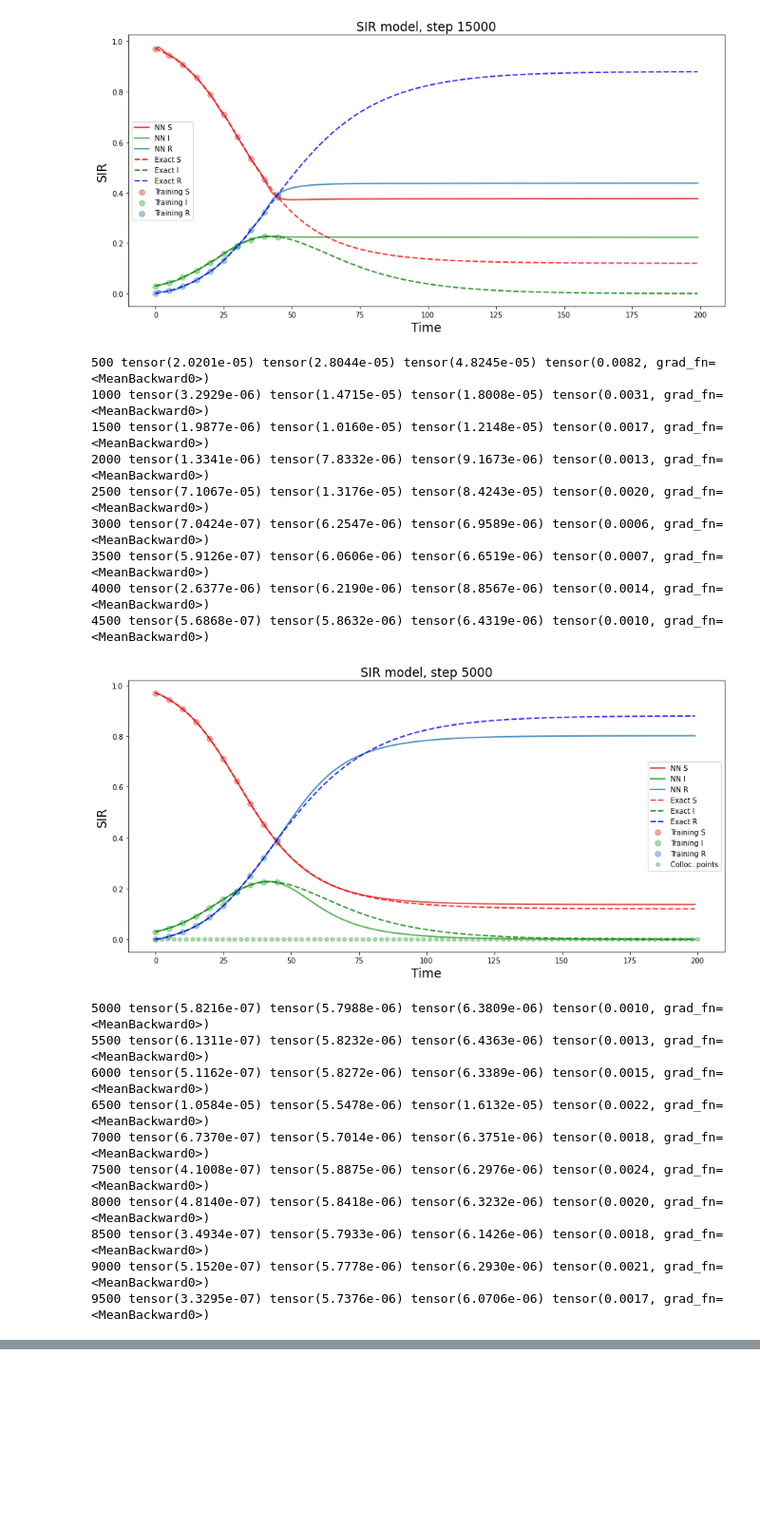
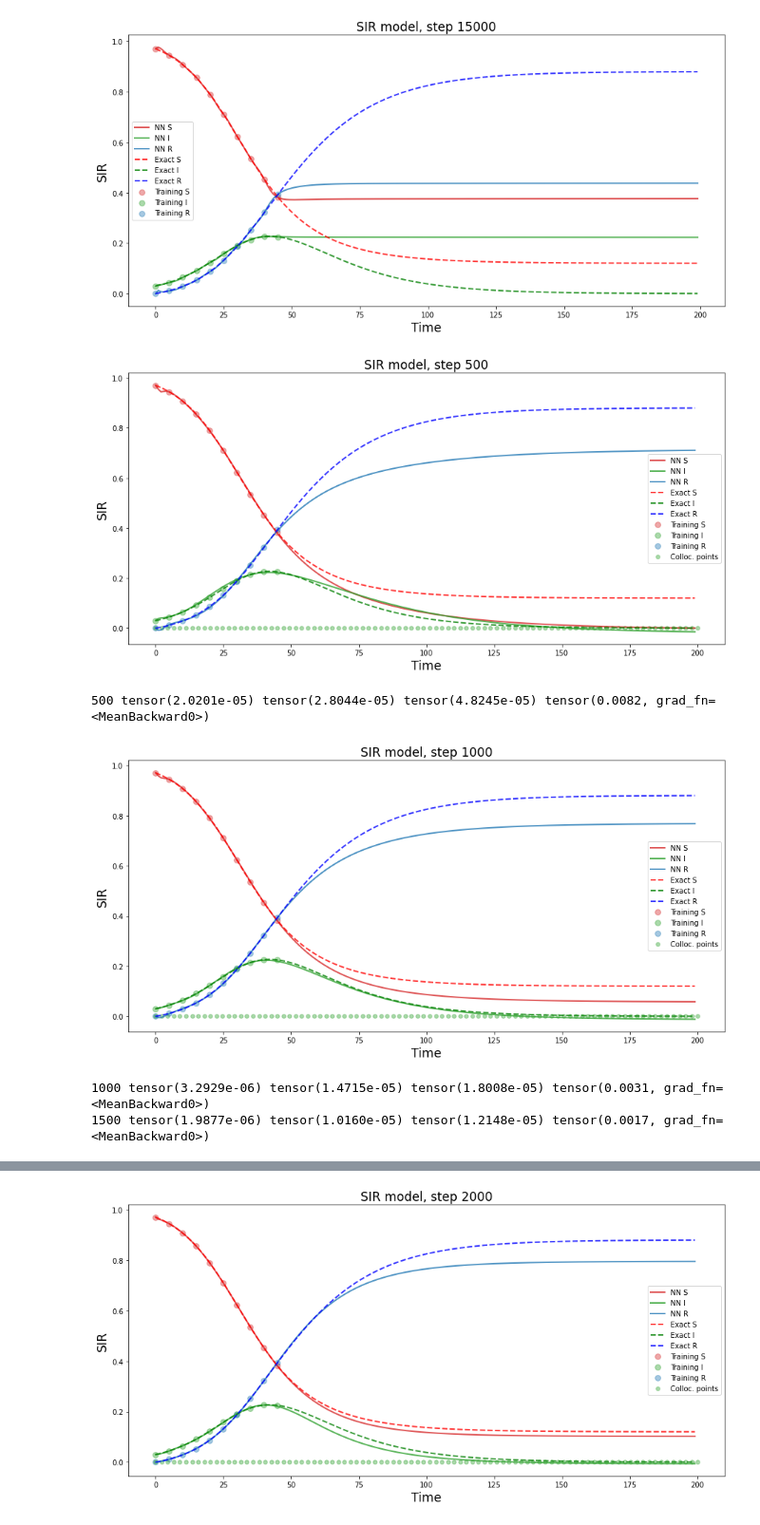
Before and after one commit to oazula/Dinamica-V, a Jupyter notebook: PINN_prueba.ipynb, the cells around one changed output, grey strips where cells are left out. Shown at 95% size. Cells and saved outputs as stored; diff of their text form; code cells hidden in the pictures; blank space fills up the shorter version.

```diff
--- a/PINN_prueba.ipynb
+++ b/PINN_prueba.ipynb
@@ -165,51 +165,37 @@ for i in range(50000):
     #! aqui quede
     # computes the residual .............................................
     physics2 = (dx1 + beta/N*yhp1*yhp2)
     physics1 = (dx2 - beta/N*yhp1*yhp2 + gamma*yhp2)
     physics3 = (dx3 - gamma*yhp2)
     loss2 = 1*torch.mean((physics1)**2) + 1*torch.mean((physics2)**2) + 1*torch.mean((physics3)**2)
 
     # backpropagate the total loss ...............................................
     loss = loss1 + loss2  # add two loss terms together .....................
     loss.backward()
     optimizer.step()
 
     # plot the result as training progresses ...............................
 
     if (i+1) % 500 == 0:
         loss1_history.append(loss1.detach())
         loss2_history.append(loss2.detach())
         loss_history.append(loss.detach())
 
         yh = model(x).detach()
         xp = x_physics.detach()
 
         yhpp=model(x)
         mse=torch.mean((yhpp-y)**2)   # compute mean square error using exact solution .....
         mse_history.append(mse.detach())
 
-        if (i+1) % 500 == 0 and (i+1) < 5000: plot_result(i,x,y,x_data,y_data,yh,xp)
+        if (i+1) == 500: plot_result(i,x,y,x_data,y_data,yh,xp)
+        if (i+1) % 1000 == 0 and (i+1) < 5000: plot_result(i,x,y,x_data,y_data,yh,xp)
         if (i+1) % 5000 == 0: plot_result(i,x,y,x_data,y_data,yh,xp)
         else: plt.close("all")
     if (i+1) % 500 == 0: print(i+1, loss1.detach(), loss2.detach(), loss.detach(), mse)
 # %% [output]
+[figure, new version]
 500 tensor(2.0201e-05) tensor(2.8044e-05) tensor(4.8245e-05) tensor(0.0082, grad_fn=<MeanBackward0>)
-1000 tensor(3.2929e-06) tensor(1.4715e-05) tensor(1.8008e-05) tensor(0.0031, grad_fn=<MeanBackward0>)
-1500 tensor(1.9877e-06) tensor(1.0160e-05) tensor(1.2148e-05) tensor(0.0017, grad_fn=<MeanBackward0>)
-2000 tensor(1.3341e-06) tensor(7.8332e-06) tensor(9.1673e-06) tensor(0.0013, grad_fn=<MeanBackward0>)
-2500 tensor(7.1067e-05) tensor(1.3176e-05) tensor(8.4243e-05) tensor(0.0020, grad_fn=<MeanBackward0>)
-3000 tensor(7.0424e-07) tensor(6.2547e-06) tensor(6.9589e-06) tensor(0.0006, grad_fn=<MeanBackward0>)
-3500 tensor(5.9126e-07) tensor(6.0606e-06) tensor(6.6519e-06) tensor(0.0007, grad_fn=<MeanBackward0>)
-4000 tensor(2.6377e-06) tensor(6.2190e-06) tensor(8.8567e-06) tensor(0.0014, grad_fn=<MeanBackward0>)
-4500 tensor(5.6868e-07) tensor(5.8632e-06) tensor(6.4319e-06) tensor(0.0010, grad_fn=<MeanBackward0>)
-[figure, old version]
+[figure, new version]
-5000 tensor(5.8216e-07) tensor(5.7988e-06) tensor(6.3809e-06) tensor(0.0010, grad_fn=<MeanBackward0>)
-5500 tensor(6.1311e-07) tensor(5.8232e-06) tensor(6.4363e-06) tensor(0.0013, grad_fn=<MeanBackward0>)
-6000 tensor(5.1162e-07) tensor(5.8272e-06) tensor(6.3389e-06) tensor(0.0015, grad_fn=<MeanBackward0>)
-6500 tensor(1.0584e-05) tensor(5.5478e-06) tensor(1.6132e-05) tensor(0.0022, grad_fn=<MeanBackward0>)
-7000 tensor(6.7370e-07) tensor(5.7014e-06) tensor(6.3751e-06) tensor(0.0018, grad_fn=<MeanBackward0>)
-7500 tensor(4.1008e-07) tensor(5.8875e-06) tensor(6.2976e-06) tensor(0.0024, grad_fn=<MeanBackward0>)
-8000 tensor(4.8140e-07) tensor(5.8418e-06) tensor(6.3232e-06) tensor(0.0020, grad_fn=<MeanBackward0>)
-8500 tensor(3.4934e-07) tensor(5.7933e-06) tensor(6.1426e-06) tensor(0.0018, grad_fn=<MeanBackward0>)
-9000 tensor(5.1520e-07) tensor(5.7778e-06) tensor(6.2930e-06) tensor(0.0021, grad_fn=<MeanBackward0>)
-9500 tensor(3.3295e-07) tensor(5.7376e-06) tensor(6.0706e-06) tensor(0.0017, grad_fn=<MeanBackward0>)
+1000 tensor(3.2929e-06) tensor(1.4715e-05) tensor(1.8008e-05) tensor(0.0031, grad_fn=<MeanBackward0>)
+1500 tensor(1.9877e-06) tensor(1.0160e-05) tensor(1.2148e-05) tensor(0.0017, grad_fn=<MeanBackward0>)
@@ -216,0 +202 @@ for i in range(50000):
+[figure, new version]
```
Also changed, not shown: parts of 10 cells of this notebook.
